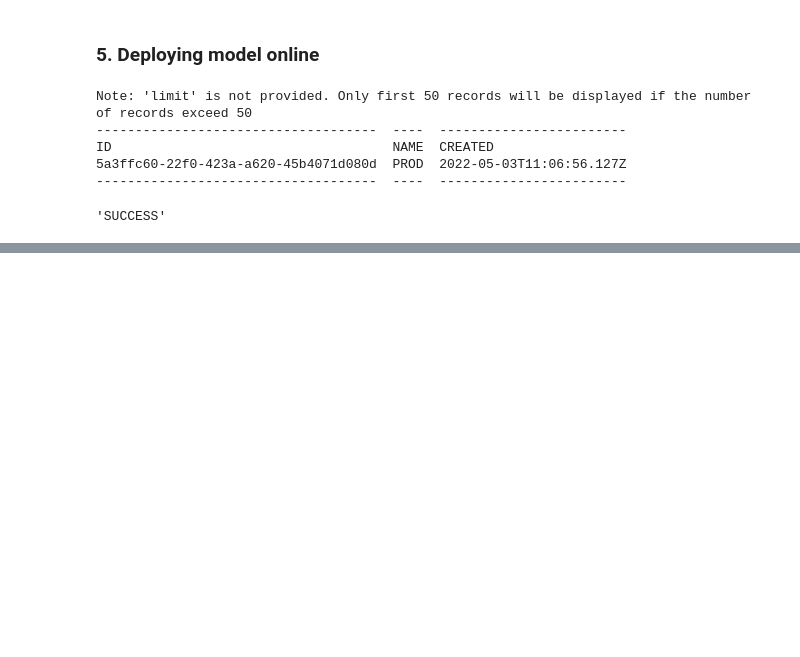
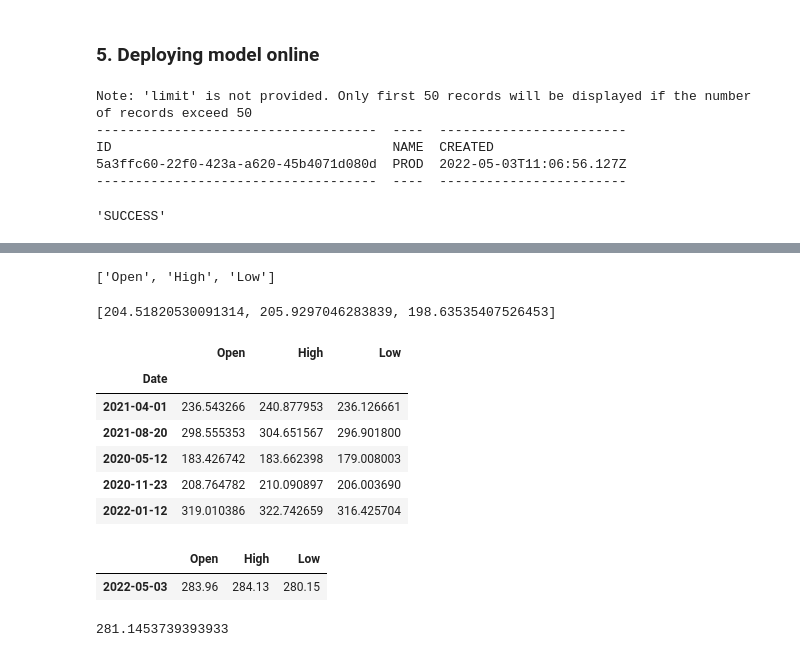
Before and after one commit to tssibanda/FIREfolio, a Jupyter notebook: pythonml/StockAnalyser.ipynb, the cells around one changed output, grey strips where cells are left out. Saved outputs shown, nothing was run; the diff lists cells and outputs as text; code cells hidden in the pictures; blank space fills up the shorter version.

```diff
--- a/pythonml/StockAnalyser.ipynb
+++ b/pythonml/StockAnalyser.ipynb
@@ -359,0 +374,35 @@ preddf.head()
+# %%
+x_test.columns.to_numpy().tolist()
+# %% [output]
+['Open', 'High', 'Low']
+# %%
+x_test.iloc[0].to_numpy().tolist()
+# %% [output]
+[204.51820530091314, 205.9297046283839, 198.63535407526453]
+# %%
+x_test.tail()
+# %% [output]
+|  | Open | High | Low |
+| Date |  |  |  |
+| 2021-04-01 | 236.543266 | 240.877953 | 236.126661 |
+| 2021-08-20 | 298.555353 | 304.651567 | 296.901800 |
+| 2020-05-12 | 183.426742 | 183.662398 | 179.008003 |
+| 2020-11-23 | 208.764782 | 210.090897 | 206.003690 |
+| 2022-01-12 | 319.010386 | 322.742659 | 316.425704 |
+# %%
+cols = ['Open','High', 'Low']
+data = {
+    'Open': 283.96,
+    'High': 284.13,
+    'Low':280.15
+}
+index = [pd.to_datetime('today').normalize()]
+new_test = pd.DataFrame(data, columns=cols, index=index)
+new_test
+# %% [output]
+|  | Open | High | Low |
+| 2022-05-03 | 283.96 | 284.13 | 280.15 |
+# %%
+model.predict(new_test)[0]
+# %% [output]
+281.1453739393933
```
Also changed, not shown: parts of 15 cells of this notebook, 21 other files.
